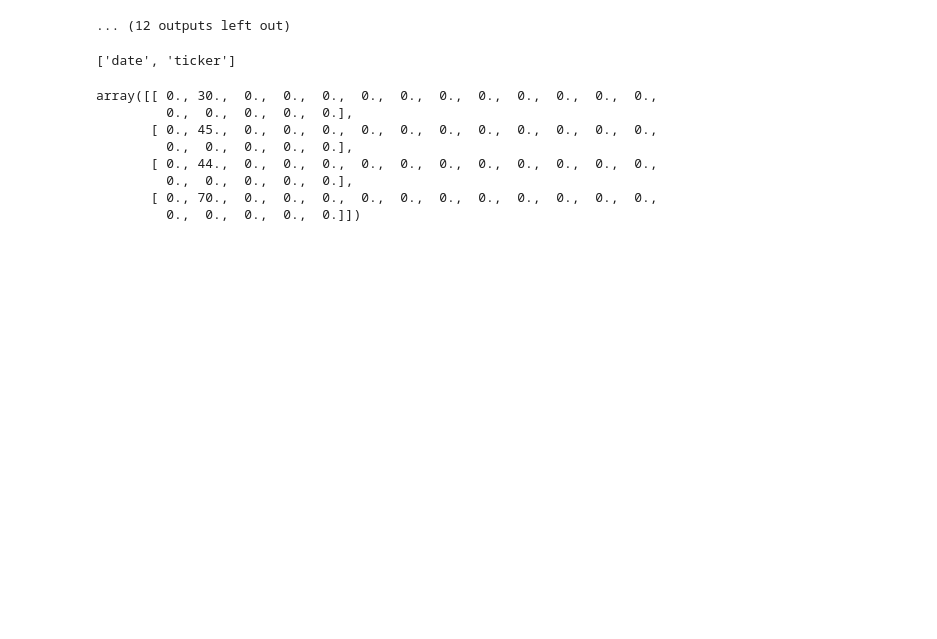
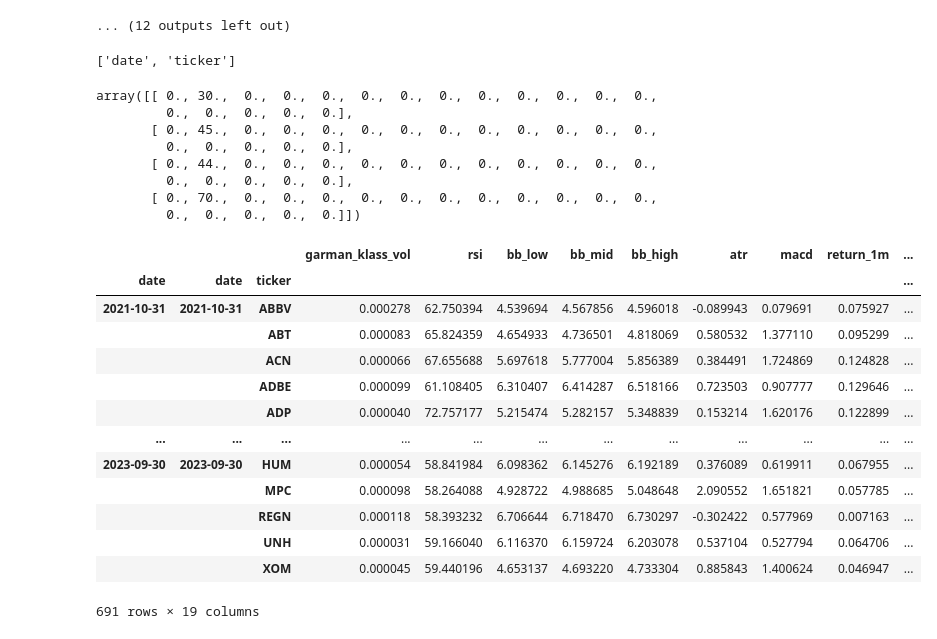
Before and after one commit to GeordieJones/financePython, a Jupyter notebook: backTesting_practice/sklearn_stockpicker.ipynb, the cells around one changed output. Saved outputs shown, nothing was run; the diff lists cells and outputs as text; code cells hidden in the pictures; blank space fills up the shorter version.

```diff
--- a/backTesting_practice/sklearn_stockpicker.ipynb
+++ b/backTesting_practice/sklearn_stockpicker.ipynb
@@ -24,7 +28,7 @@ sklearn version: 1.6.1
 # %%
 from sklearn.cluster import KMeans
 
-data = data.drop('cluster', axis=1)
+#data = data.drop('cluster', axis=1)
 
 def get_clusters(df):
     df['cluster'] = KMeans(n_clusters=4,random_state=0,init= initial_centroids).fit(df).labels_
@@ -110,3 +112,21 @@ array([[ 0., 30.,  0.,  0.,  0.,  0.,  0.,  0.,  0.,  0.,  0.,  0.,  0.,
          0.,  0.,  0.,  0.,  0.],
        [ 0., 70.,  0.,  0.,  0.,  0.,  0.,  0.,  0.,  0.,  0.,  0.,  0.,
          0.,  0.,  0.,  0.,  0.]])
+# %%
+filtered_df = data[data['cluster']==3].copy()
+filtered_df
+# %% [output]
+|  |  |  | garman_klass_vol | rsi | bb_low | bb_mid | bb_high | atr | macd | return_1m | ... |
+| date | date | ticker |  |  |  |  |  |  |  |  | ... |
+| 2021-10-31 | 2021-10-31 | ABBV | 0.000278 | 62.750394 | 4.539694 | 4.567856 | 4.596018 | -0.089943 | 0.079691 | 0.075927 | ... |
+|  |  | ABT | 0.000083 | 65.824359 | 4.654933 | 4.736501 | 4.818069 | 0.580532 | 1.377110 | 0.095299 | ... |
+|  |  | ACN | 0.000066 | 67.655688 | 5.697618 | 5.777004 | 5.856389 | 0.384491 | 1.724869 | 0.124828 | ... |
+|  |  | ADBE | 0.000099 | 61.108405 | 6.310407 | 6.414287 | 6.518166 | 0.723503 | 0.907777 | 0.129646 | ... |
+|  |  | ADP | 0.000040 | 72.757177 | 5.215474 | 5.282157 | 5.348839 | 0.153214 | 1.620176 | 0.122899 | ... |
+| ... | ... | ... | ... | ... | ... | ... | ... | ... | ... | ... | ... |
+| 2023-09-30 | 2023-09-30 | HUM | 0.000054 | 58.841984 | 6.098362 | 6.145276 | 6.192189 | 0.376089 | 0.619911 | 0.067955 | ... |
+|  |  | MPC | 0.000098 | 58.264088 | 4.928722 | 4.988685 | 5.048648 | 2.090552 | 1.651821 | 0.057785 | ... |
+|  |  | REGN | 0.000118 | 58.393232 | 6.706644 | 6.718470 | 6.730297 | -0.302422 | 0.577969 | 0.007163 | ... |
+|  |  | UNH | 0.000031 | 59.166040 | 6.116370 | 6.159724 | 6.203078 | 0.537104 | 0.527794 | 0.064706 | ... |
+|  |  | XOM | 0.000045 | 59.440196 | 4.653137 | 4.693220 | 4.733304 | 0.885843 | 1.400624 | 0.046947 | ... |
+691 rows × 19 columns
```
Also changed, not shown: parts of 4 cells of this notebook.
